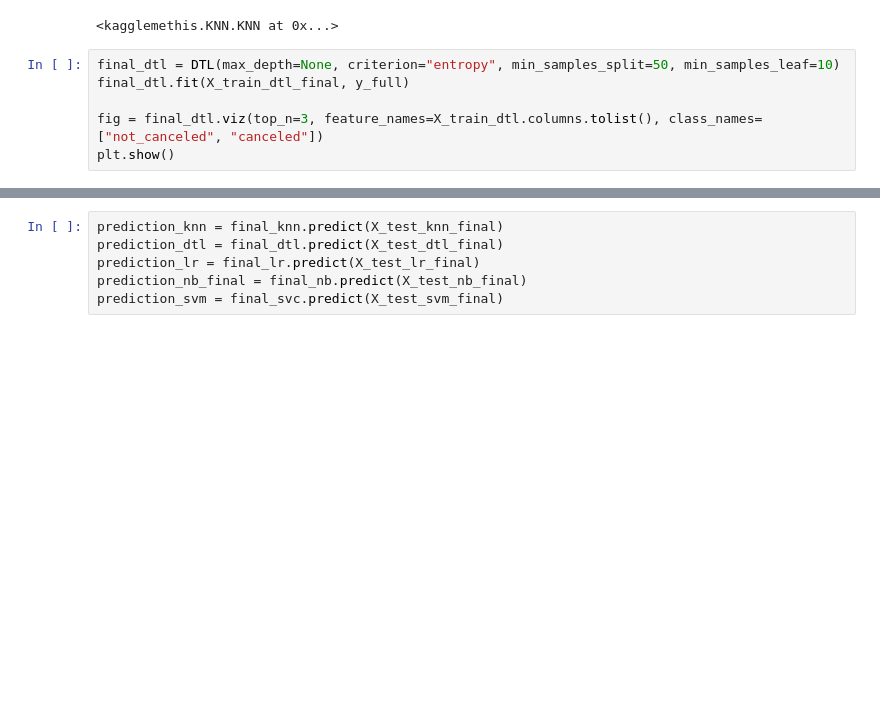
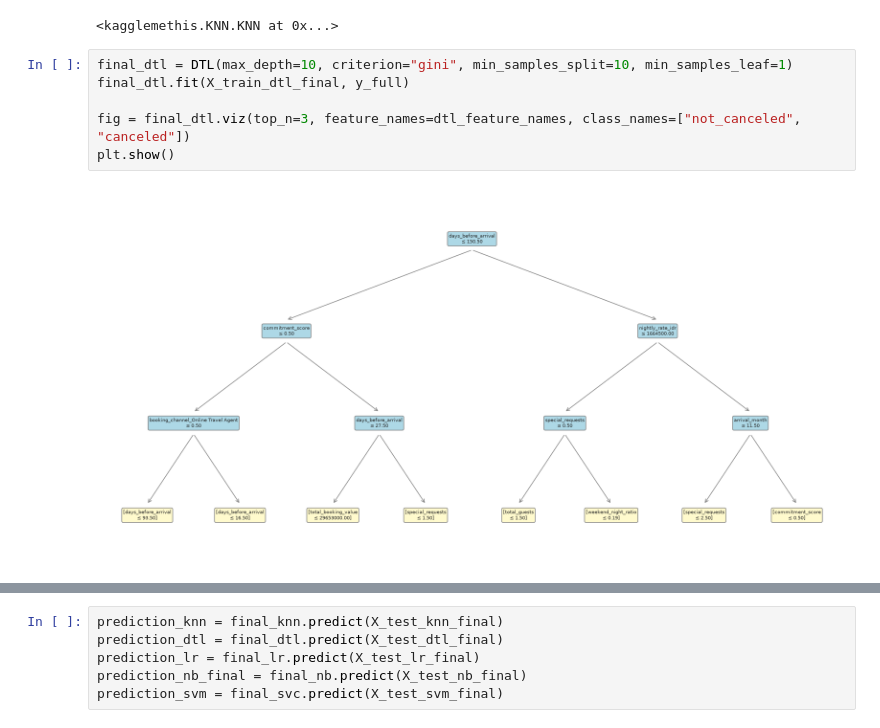
Before and after one commit to Arbane557/IF3170_G19_kagglemethis, a Jupyter notebook: main.ipynb, the cells around one changed output, grey strips where cells are left out. Drawn from its saved outputs; the diff is of its cells as text; blank space fills up the shorter version.

```diff
--- a/main.ipynb
+++ b/main.ipynb
@@ -1626,9 +1656,11 @@ final_knn.fit(X_train_knn_final, y_full)
 # %% [output]
 <kagglemethis.KNN.KNN at 0x...>
 # %%
-final_dtl = DTL(max_depth=None, criterion="entropy", min_samples_split=50, min_samples_leaf=10)
+final_dtl = DTL(max_depth=10, criterion="gini", min_samples_split=10, min_samples_leaf=1)
 final_dtl.fit(X_train_dtl_final, y_full)
 
-fig = final_dtl.viz(top_n=3, feature_names=X_train_dtl.columns.tolist(), class_names=["not_canceled", "canceled"])
+fig = final_dtl.viz(top_n=3, feature_names=dtl_feature_names, class_names=["not_canceled", "canceled"])
 plt.show()
+# %% [output]
+[figure, added]
 # %%
```
Also changed, not shown: parts of 30 cells of this notebook, 7 other files.
